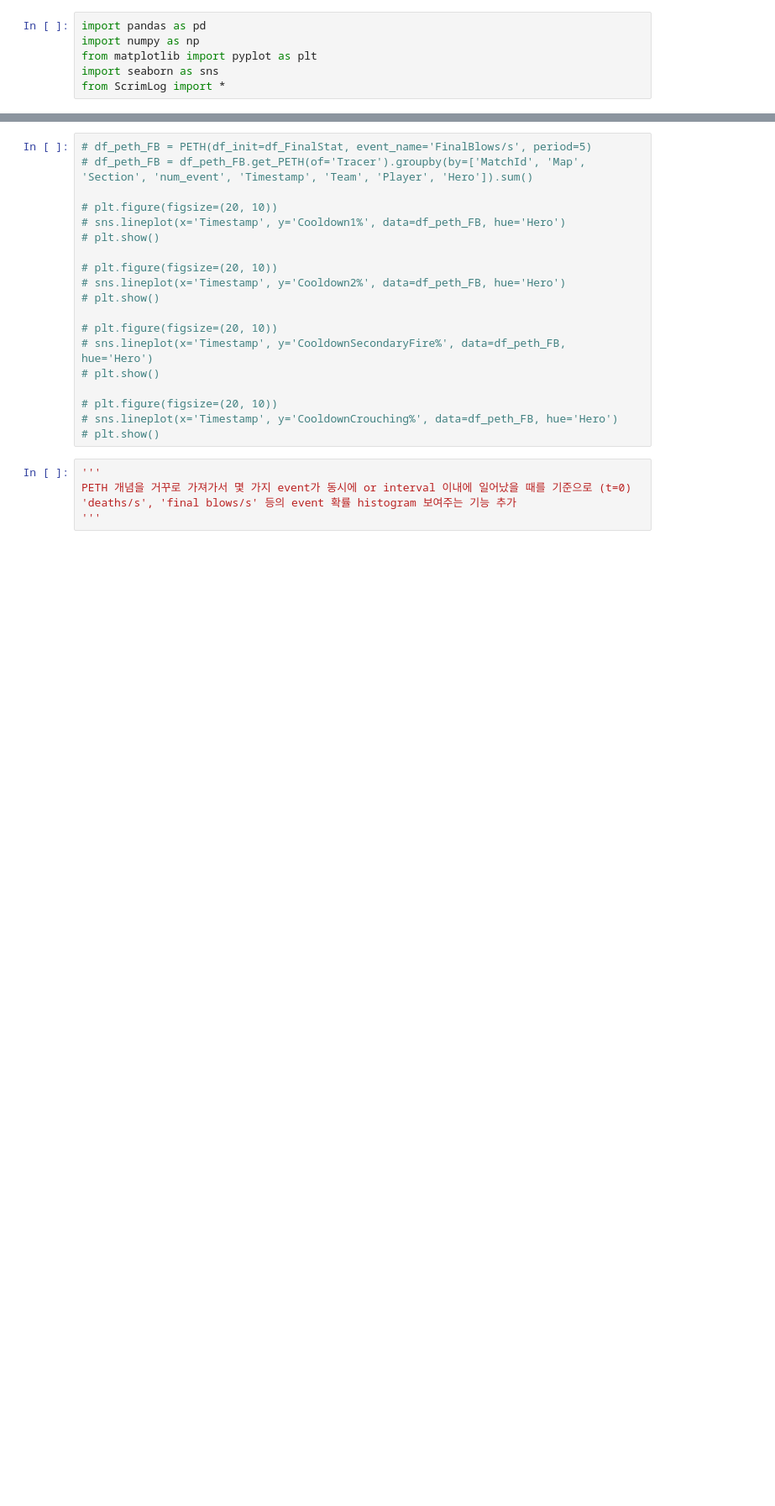
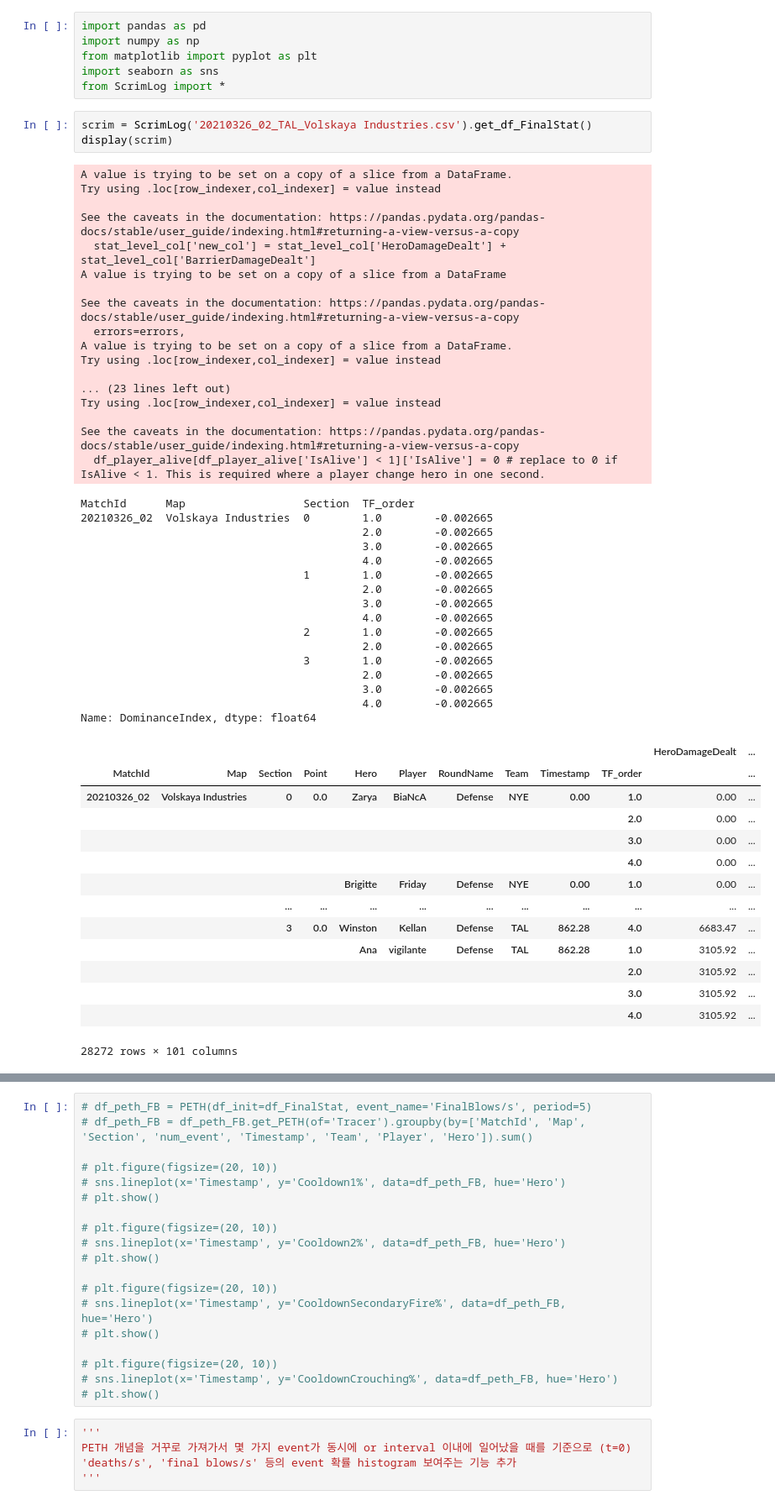
Before and after one commit to yongcheoljeong/owl-scrim_stat_log, a Jupyter notebook: scrim_stat_log.ipynb, the cells around one changed output, grey strips where cells are left out. Shown at 84% size. Drawn from its saved outputs; the diff is of its cells as text; blank space fills up the shorter version.

Commit message:
add AdvnacedStat.DIv1

```diff
--- a/scrim_stat_log.ipynb
+++ b/scrim_stat_log.ipynb
@@ -4,6 +4,57 @@ import numpy as np
 from matplotlib import pyplot as plt
 import seaborn as sns
 from ScrimLog import *
+# %%
+scrim = ScrimLog('20210326_02_TAL_Volskaya Industries.csv').get_df_FinalStat()
+display(scrim)
+# %% [output]
+A value is trying to be set on a copy of a slice from a DataFrame.
+Try using .loc[row_indexer,col_indexer] = value instead
+
+See the caveats in the documentation: https://pandas.pydata.org/pandas-docs/stable/user_guide/indexing.html#returning-a-view-versus-a-copy
+  stat_level_col['new_col'] = stat_level_col['HeroDamageDealt'] + stat_level_col['BarrierDamageDealt']
+A value is trying to be set on a copy of a slice from a DataFrame
+
+See the caveats in the documentation: https://pandas.pydata.org/pandas-docs/stable/user_guide/indexing.html#returning-a-view-versus-a-copy
+  errors=errors,
+A value is trying to be set on a copy of a slice from a DataFrame.
+Try using .loc[row_indexer,col_indexer] = value instead
+
+... (23 lines left out)
+Try using .loc[row_indexer,col_indexer] = value instead
+
+See the caveats in the documentation: https://pandas.pydata.org/pandas-docs/stable/user_guide/indexing.html#returning-a-view-versus-a-copy
+  df_player_alive[df_player_alive['IsAlive'] < 1]['IsAlive'] = 0 # replace to 0 if IsAlive < 1. This is required where a player change hero in one second.
+MatchId      Map                  Section  TF_order
+20210326_02  Volskaya Industries  0        1.0        -0.002665
+                                           2.0        -0.002665
+                                           3.0        -0.002665
+                                           4.0        -0.002665
+                                  1        1.0        -0.002665
+                                           2.0        -0.002665
+                                           3.0        -0.002665
+                                           4.0        -0.002665
+                                  2        1.0        -0.002665
+                                           2.0        -0.002665
+                                  3        1.0        -0.002665
+                                           2.0        -0.002665
+                                           3.0        -0.002665
+                                           4.0        -0.002665
+Name: DominanceIndex, dtype: float64
+|  |  |  |  |  |  |  |  |  |  | HeroDamageDealt | ... |
+| MatchId | Map | Section | Point | Hero | Player | RoundName | Team | Timestamp | TF_order |  | ... |
+| 20210326_02 | Volskaya Industries | 0 | 0.0 | Zarya | BiaNcA | Defense | NYE | 0.00 | 1.0 | 0.00 | ... |
+|  |  |  |  |  |  |  |  |  | 2.0 | 0.00 | ... |
+|  |  |  |  |  |  |  |  |  | 3.0 | 0.00 | ... |
+|  |  |  |  |  |  |  |  |  | 4.0 | 0.00 | ... |
+|  |  |  |  | Brigitte | Friday | Defense | NYE | 0.00 | 1.0 | 0.00 | ... |
+|  |  | ... | ... | ... | ... | ... | ... | ... | ... | ... | ... |
+|  |  | 3 | 0.0 | Winston | Kellan | Defense | TAL | 862.28 | 4.0 | 6683.47 | ... |
+|  |  |  |  | Ana | vigilante | Defense | TAL | 862.28 | 1.0 | 3105.92 | ... |
+|  |  |  |  |  |  |  |  |  | 2.0 | 3105.92 | ... |
+|  |  |  |  |  |  |  |  |  | 3.0 | 3105.92 | ... |
+|  |  |  |  |  |  |  |  |  | 4.0 | 3105.92 | ... |
+28272 rows × 101 columns
 # %%
 def update_FinalStat(save_dir='G:/공유 드라이브/NYXL Scrim Log/FinalStat/'):
     filepath = 'G:/공유 드라이브/NYXL Scrim Log/Csv/'
```
Also changed, not shown: parts of 2 cells of this notebook, 2 other files.
